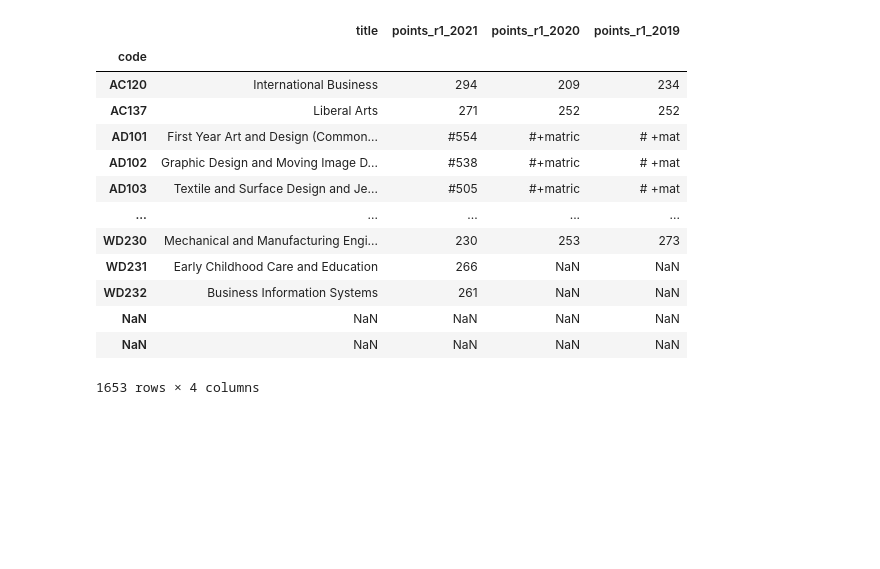
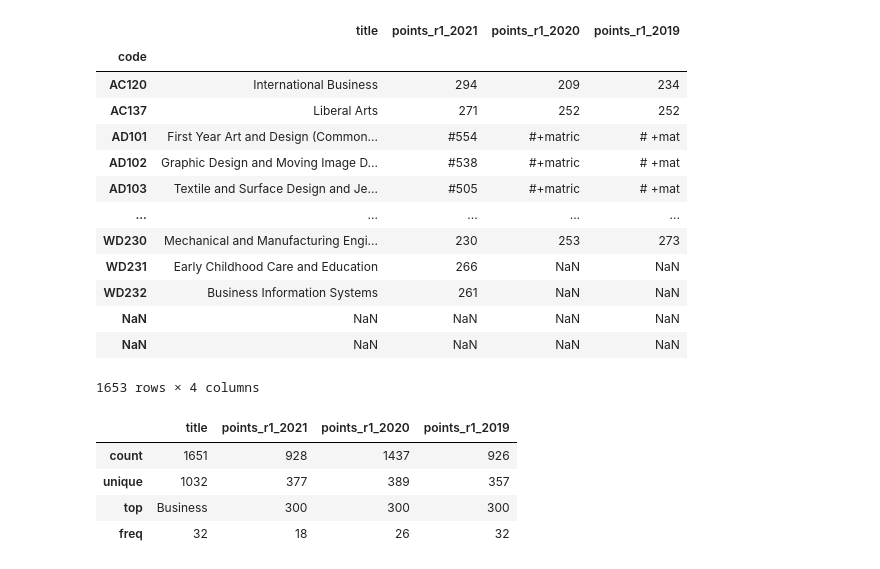
Before and after one commit to katel85/FundamentalsDA, a Jupyter notebook: Practicejoining.ipynb, the cells around one changed output. Saved outputs shown, nothing was run; the diff lists cells and outputs as text; code cells hidden in the pictures; blank space fills up the shorter version.

```diff
--- a/Practicejoining.ipynb
+++ b/Practicejoining.ipynb
@@ -523,3 +523,12 @@ allcourses
 | NaN | NaN | NaN | NaN | NaN |
 | NaN | NaN | NaN | NaN | NaN |
 1653 rows × 4 columns
+# %%
+pd.set_option("display.max_columns", None)
+allcourses.describe()
+# %% [output]
+|  | title | points_r1_2021 | points_r1_2020 | points_r1_2019 |
+| count | 1651 | 928 | 1437 | 926 |
+| unique | 1032 | 377 | 389 | 357 |
+| top | Business | 300 | 300 | 300 |
+| freq | 32 | 18 | 26 | 32 |
```
Also changed, not shown: parts of 8 cells of this notebook, 8 other files.
